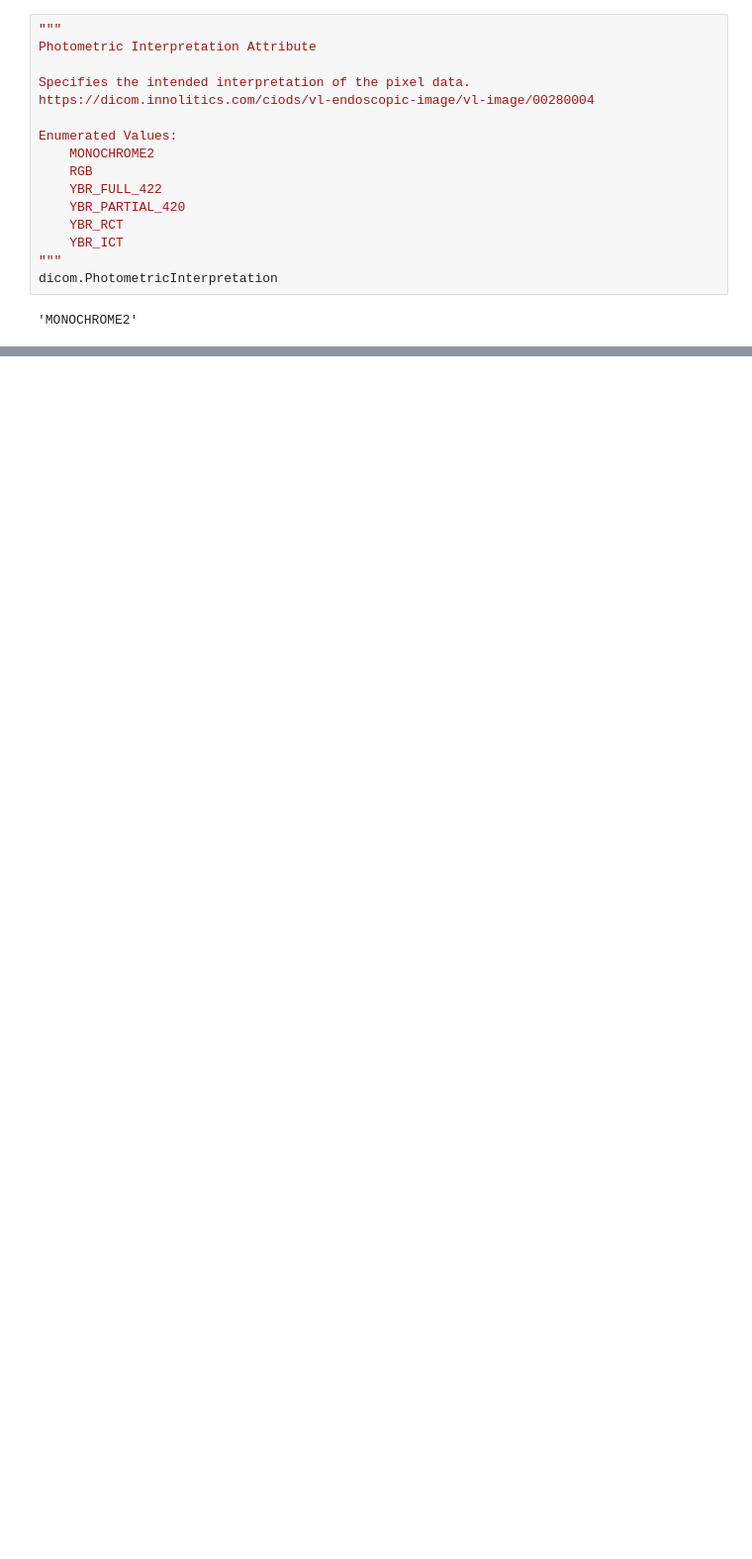
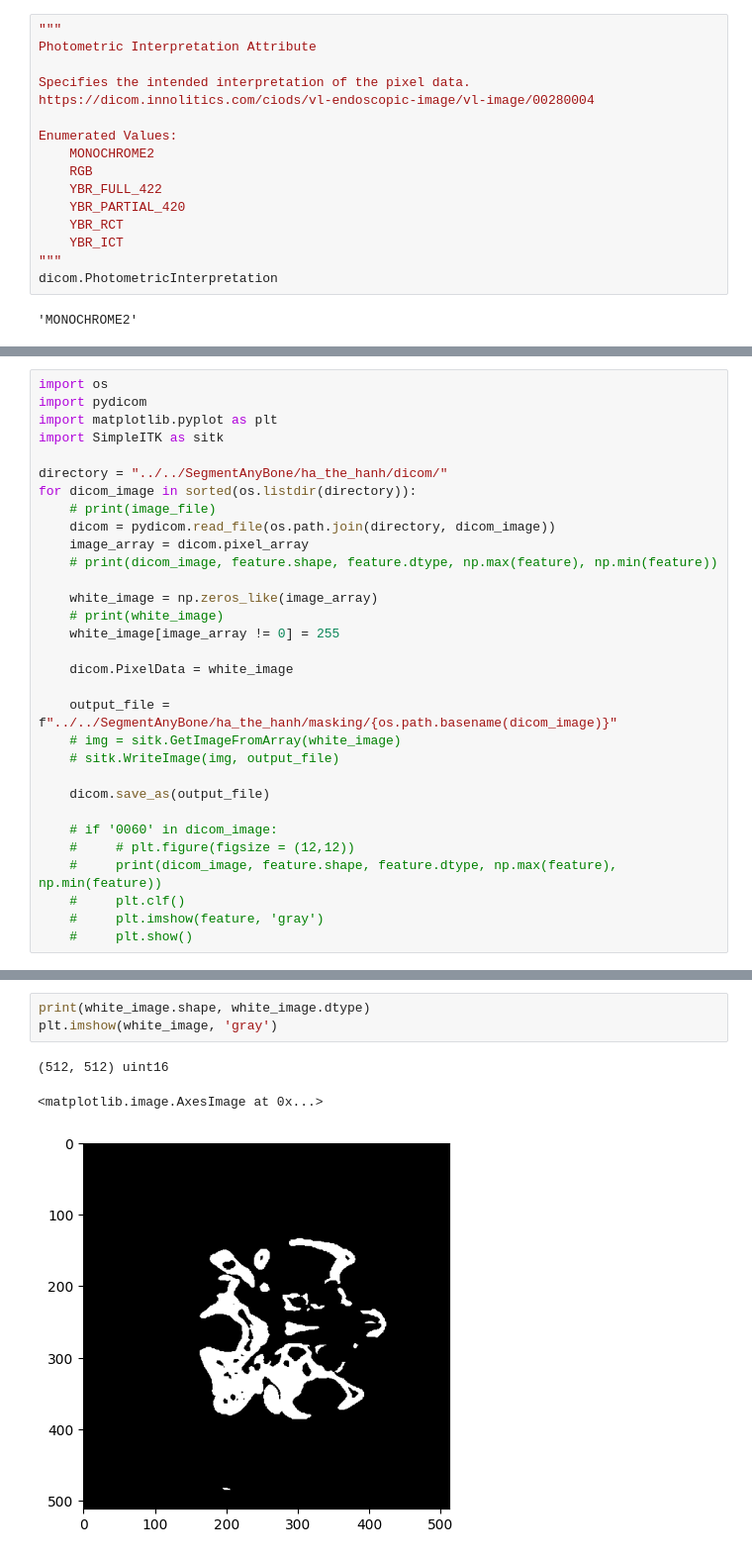
Before and after one commit to hoangph3/Dicom-3D-Generation, a Jupyter notebook: notebooks/dicom2np.ipynb, the cells around one changed output, grey strips where cells are left out. Shown: that part at 99% size. Drawn from its saved outputs; the diff is of its cells as text; blank space fills up the shorter version.

```diff
--- a/notebooks/dicom2np.ipynb
+++ b/notebooks/dicom2np.ipynb
@@ -114,0 +139,31 @@ plt.imshow(data_voi, 'gray')
+# %%
+import os
+import pydicom
+import matplotlib.pyplot as plt
+import SimpleITK as sitk
+
+directory = "../../SegmentAnyBone/ha_the_hanh/dicom/"
+for dicom_image in sorted(os.listdir(directory)):
+    # print(image_file)
+    dicom = pydicom.read_file(os.path.join(directory, dicom_image))
+    image_array = dicom.pixel_array
+    # print(dicom_image, feature.shape, feature.dtype, np.max(feature), np.min(feature))
+
+    white_image = np.zeros_like(image_array)
+    # print(white_image)
+    white_image[image_array != 0] = 255
+
+    dicom.PixelData = white_image
+
+    output_file = f"../../SegmentAnyBone/ha_the_hanh/masking/{os.path.basename(dicom_image)}"
+    # img = sitk.GetImageFromArray(white_image)
+    # sitk.WriteImage(img, output_file)
+
+    dicom.save_as(output_file)
+
+    # if '0060' in dicom_image:
+    #     # plt.figure(figsize = (12,12))
+    #     print(dicom_image, feature.shape, feature.dtype, np.max(feature), np.min(feature))
+    #     plt.clf()
+    #     plt.imshow(feature, 'gray')
+    #     plt.show()
@@ -114,0 +188,7 @@ plt.imshow(data_voi, 'gray')
+# %%
+print(white_image.shape, white_image.dtype)
+plt.imshow(white_image, 'gray')
+# %% [output]
+(512, 512) uint16
+<matplotlib.image.AxesImage at 0x...>
+[figure, added]
```
Also changed, not shown: parts of 13 cells of this notebook, 5 other files.
